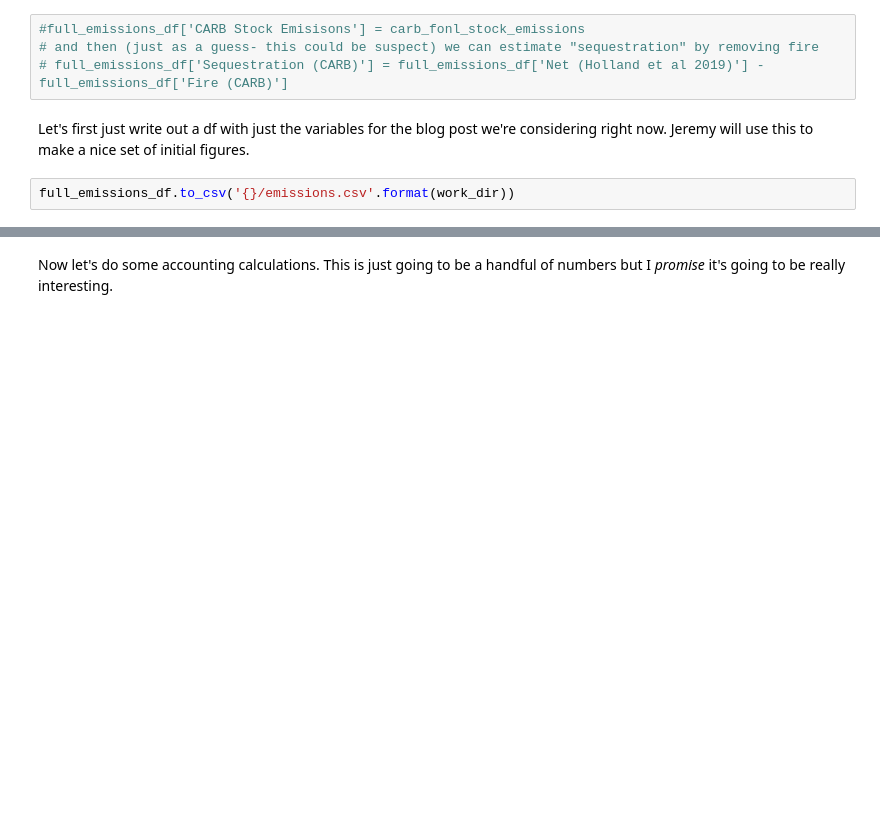
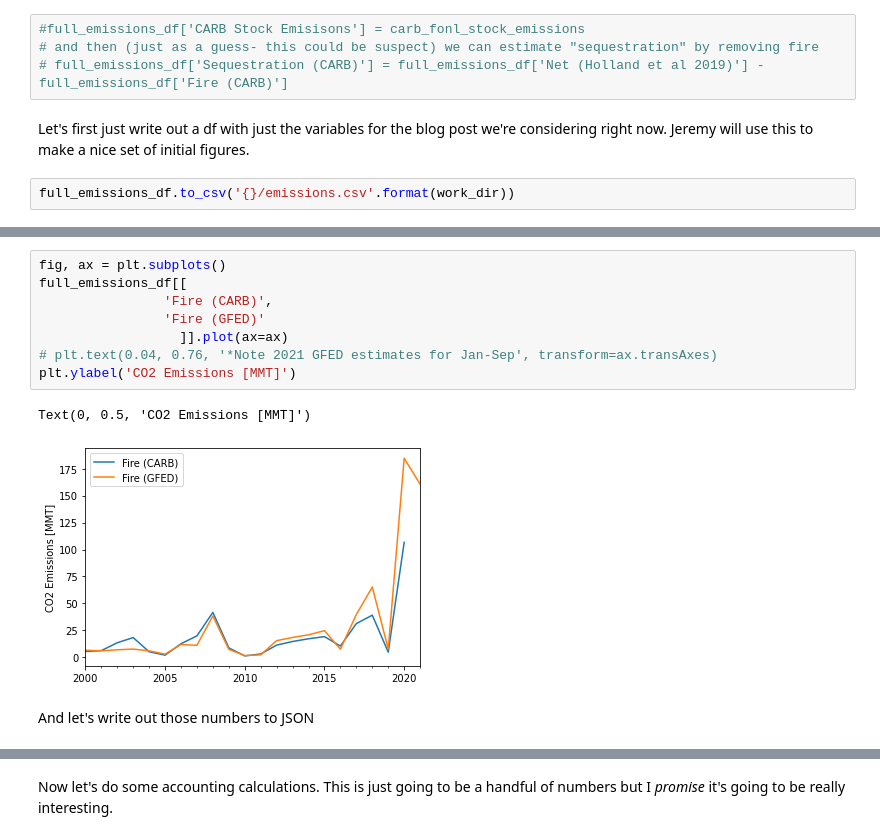
Before and after one commit to carbonplan/fire-forests-inventories, a Jupyter notebook: analyses/analyses.ipynb, the cells around one changed output, grey strips where cells are left out. Cells and saved outputs as stored; diff of their text form; blank space fills up the shorter version.

```diff
--- a/analyses/analyses.ipynb
+++ b/analyses/analyses.ipynb
@@ -197,0 +147,13 @@ plt.ylim(0)
+# %%
+fig, ax = plt.subplots()
+full_emissions_df[[
+                'Fire (CARB)',
+                'Fire (GFED)'
+                  ]].plot(ax=ax)
+# plt.text(0.04, 0.76, '*Note 2021 GFED estimates for Jan-Sep', transform=ax.transAxes)
+plt.ylabel('CO2 Emissions [MMT]')
+# %% [output]
+Text(0, 0.5, 'CO2 Emissions [MMT]')
+[figure, added]
+# %% [markdown]
+And let's write out those numbers to JSON
```
Also changed, not shown: parts of 66 cells of this notebook.
